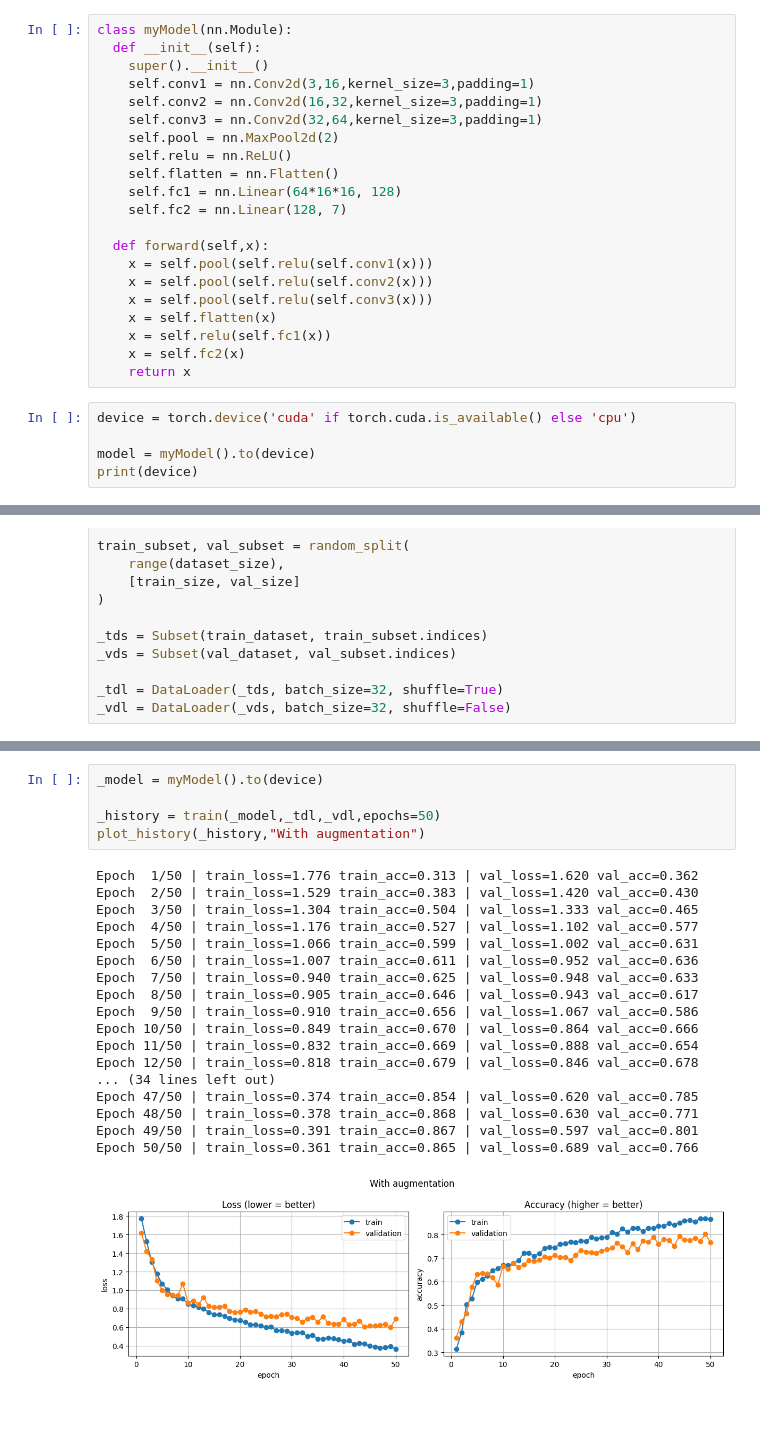
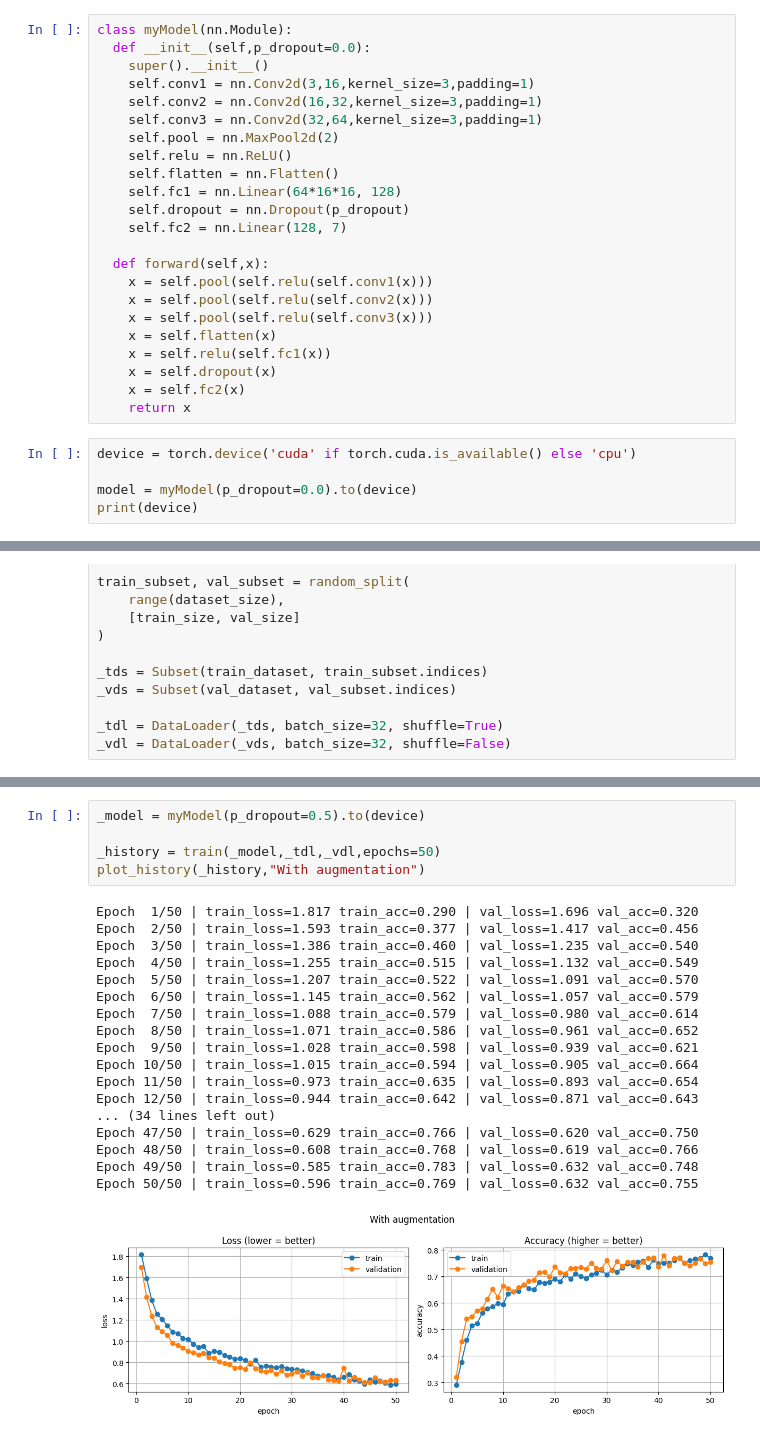
Before and after one commit to ampfibi1/Computer_Vision, a Jupyter notebook: plant-disease-classification-using-cnn.ipynb, the cells around one changed output, grey strips where cells are left out. Saved outputs shown, nothing was run; the diff lists cells and outputs as text.

```diff
--- a/plant-disease-classification-using-cnn.ipynb
+++ b/plant-disease-classification-using-cnn.ipynb
@@ -86,6 +86,6 @@ Text(0.5, 1.0, '3')
 # %%
 class myModel(nn.Module):
-  def __init__(self):
+  def __init__(self,p_dropout=0.0):
     super().__init__()
     self.conv1 = nn.Conv2d(3,16,kernel_size=3,padding=1)
     self.conv2 = nn.Conv2d(16,32,kernel_size=3,padding=1)
@@ -94,6 +94,7 @@ class myModel(nn.Module):
     self.relu = nn.ReLU()
     self.flatten = nn.Flatten()
     self.fc1 = nn.Linear(64*16*16, 128)
+    self.dropout = nn.Dropout(p_dropout)
     self.fc2 = nn.Linear(128, 7)
 
   def forward(self,x):
@@ -102,12 +103,13 @@ class myModel(nn.Module):
     x = self.pool(self.relu(self.conv3(x)))
     x = self.flatten(x)
     x = self.relu(self.fc1(x))
+    x = self.dropout(x)
     x = self.fc2(x)
     return x
 # %%
 device = torch.device('cuda' if torch.cuda.is_available() else 'cpu')
 
-model = myModel().to(device)
+model = myModel(p_dropout=0.0).to(device)
 print(device)
 # %% [output]
 cuda
@@ -305,27 +307,27 @@ Text(0.5, 1.0, '2')
 # %%
-_model = myModel().to(device)
+_model = myModel(p_dropout=0.5).to(device)
 
 _history = train(_model,_tdl,_vdl,epochs=50)
 plot_history(_history,"With augmentation")
 # %% [output]
-Epoch  1/50 | train_loss=1.776 train_acc=0.313 | val_loss=1.620 val_acc=0.362
-Epoch  2/50 | train_loss=1.529 train_acc=0.383 | val_loss=1.420 val_acc=0.430
-Epoch  3/50 | train_loss=1.304 train_acc=0.504 | val_loss=1.333 val_acc=0.465
-Epoch  4/50 | train_loss=1.176 train_acc=0.527 | val_loss=1.102 val_acc=0.577
-Epoch  5/50 | train_loss=1.066 train_acc=0.599 | val_loss=1.002 val_acc=0.631
-Epoch  6/50 | train_loss=1.007 train_acc=0.611 | val_loss=0.952 val_acc=0.636
-Epoch  7/50 | train_loss=0.940 train_acc=0.625 | val_loss=0.948 val_acc=0.633
-Epoch  8/50 | train_loss=0.905 train_acc=0.646 | val_loss=0.943 val_acc=0.617
-Epoch  9/50 | train_loss=0.910 train_acc=0.656 | val_loss=1.067 val_acc=0.586
-Epoch 10/50 | train_loss=0.849 train_acc=0.670 | val_loss=0.864 val_acc=0.666
-Epoch 11/50 | train_loss=0.832 train_acc=0.669 | val_loss=0.888 val_acc=0.654
-Epoch 12/50 | train_loss=0.818 train_acc=0.679 | val_loss=0.846 val_acc=0.678
+Epoch  1/50 | train_loss=1.817 train_acc=0.290 | val_loss=1.696 val_acc=0.320
+Epoch  2/50 | train_loss=1.593 train_acc=0.377 | val_loss=1.417 val_acc=0.456
+Epoch  3/50 | train_loss=1.386 train_acc=0.460 | val_loss=1.235 val_acc=0.540
+Epoch  4/50 | train_loss=1.255 train_acc=0.515 | val_loss=1.132 val_acc=0.549
+Epoch  5/50 | train_loss=1.207 train_acc=0.522 | val_loss=1.091 val_acc=0.570
+Epoch  6/50 | train_loss=1.145 train_acc=0.562 | val_loss=1.057 val_acc=0.579
+Epoch  7/50 | train_loss=1.088 train_acc=0.579 | val_loss=0.980 val_acc=0.614
+Epoch  8/50 | train_loss=1.071 train_acc=0.586 | val_loss=0.961 val_acc=0.652
+Epoch  9/50 | train_loss=1.028 train_acc=0.598 | val_loss=0.939 val_acc=0.621
+Epoch 10/50 | train_loss=1.015 train_acc=0.594 | val_loss=0.905 val_acc=0.664
+Epoch 11/50 | train_loss=0.973 train_acc=0.635 | val_loss=0.893 val_acc=0.654
+Epoch 12/50 | train_loss=0.944 train_acc=0.642 | val_loss=0.871 val_acc=0.643
 ... (34 lines left out)
-Epoch 47/50 | train_loss=0.374 train_acc=0.854 | val_loss=0.620 val_acc=0.785
-Epoch 48/50 | train_loss=0.378 train_acc=0.868 | val_loss=0.630 val_acc=0.771
-Epoch 49/50 | train_loss=0.391 train_acc=0.867 | val_loss=0.597 val_acc=0.801
-Epoch 50/50 | train_loss=0.361 train_acc=0.865 | val_loss=0.689 val_acc=0.766
+Epoch 47/50 | train_loss=0.629 train_acc=0.766 | val_loss=0.620 val_acc=0.750
+Epoch 48/50 | train_loss=0.608 train_acc=0.768 | val_loss=0.619 val_acc=0.766
+Epoch 49/50 | train_loss=0.585 train_acc=0.783 | val_loss=0.632 val_acc=0.748
+Epoch 50/50 | train_loss=0.596 train_acc=0.769 | val_loss=0.632 val_acc=0.755
-[figure, old version]
+[figure, new version]
 # %%
 plt.figure(figsize=(7, 5))
 plt.plot(history_plain["val_acc"], "o-", label="Round 1: no augmentation")
```
Also changed, not shown: parts of 7 cells of this notebook.
